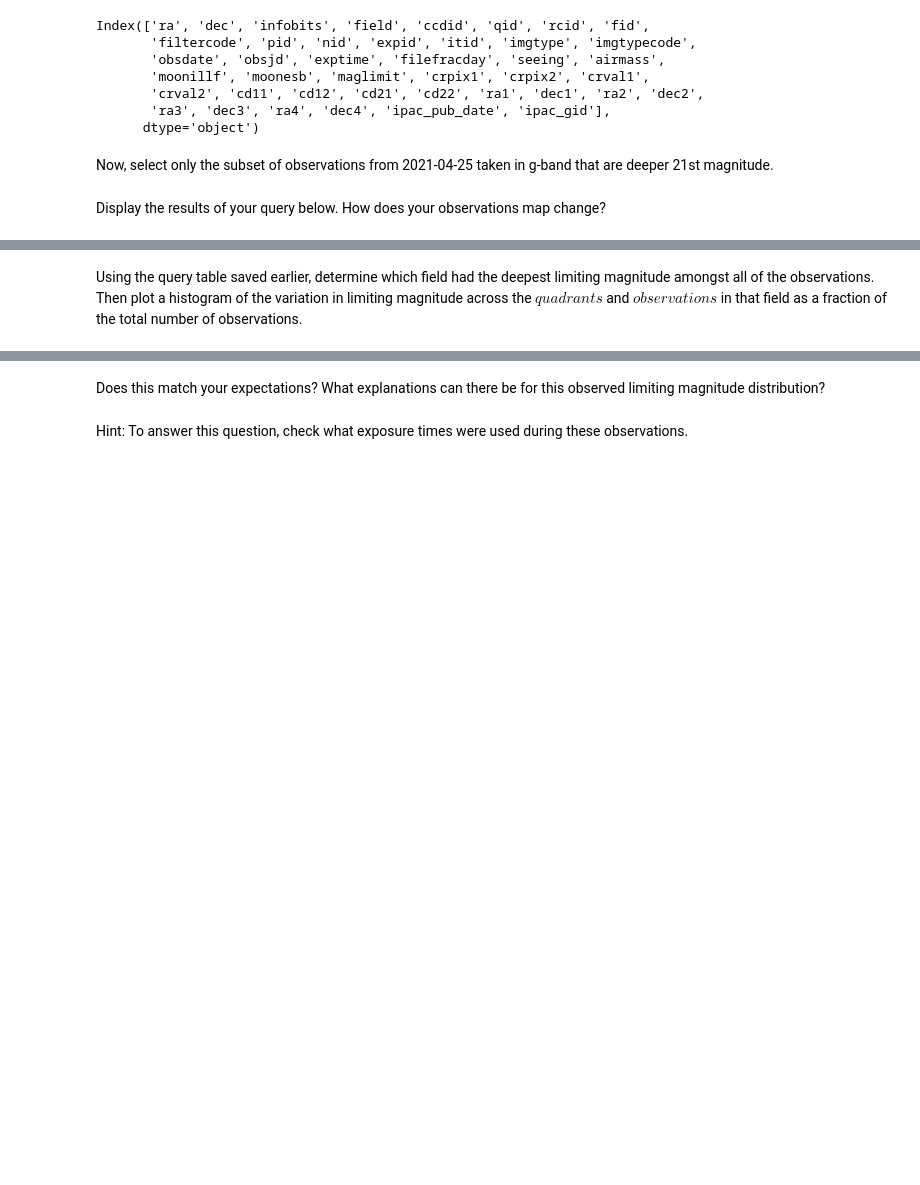
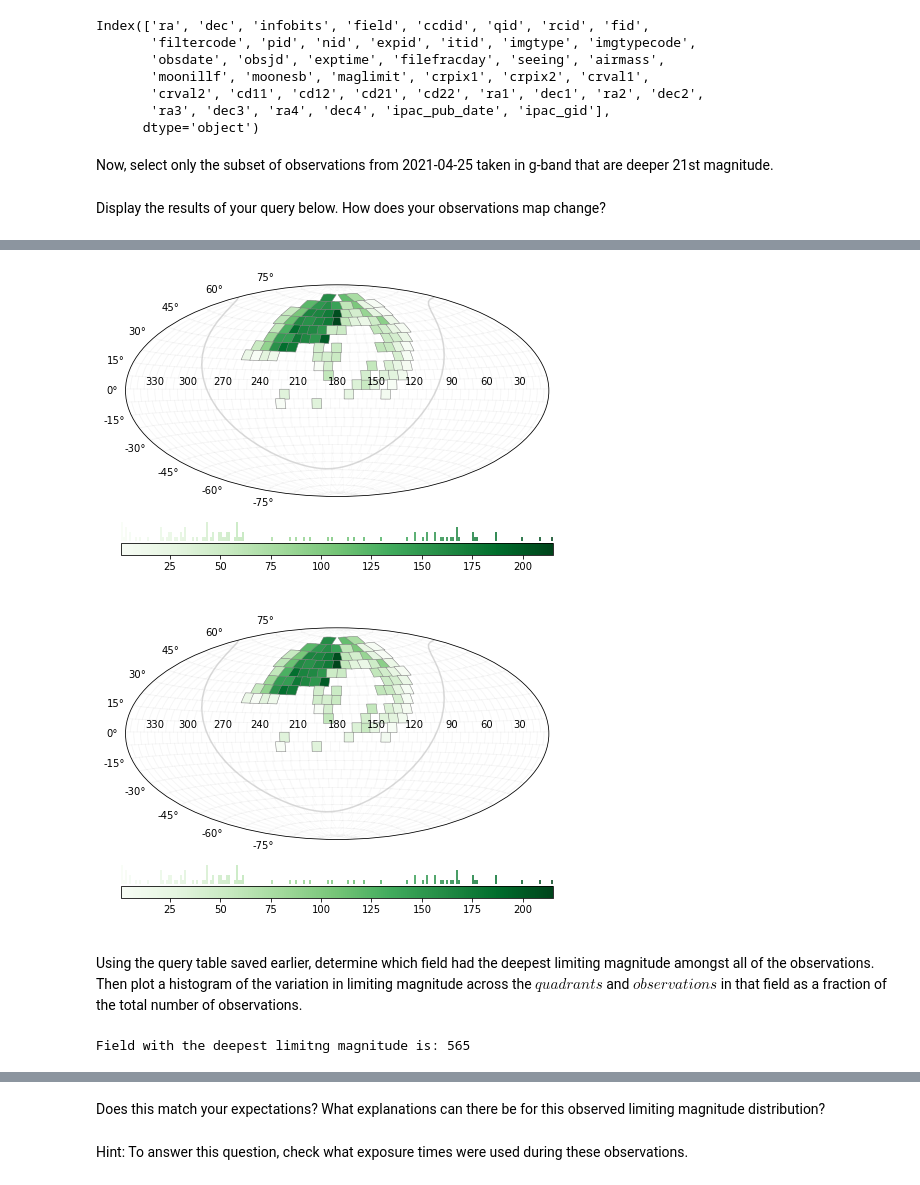
Before and after one commit to ZTF-Summer-School/ztf_summer_school_2022, a Jupyter notebook: lectures/01/lecture01.ipynb, the cells around one changed output, grey strips where cells are left out. Saved outputs shown, nothing was run; the diff lists cells and outputs as text; code cells hidden in the pictures; blank space fills up the shorter version.

```diff
--- a/lectures/01/lecture01.ipynb
+++ b/lectures/01/lecture01.ipynb
@@ -202,2 +207,5 @@ Now, select only the subset of observations from 2021-04-25 taken in g-band that
+# %%
+#should be another query, so don't use masks like above (silly me)
+zquery.load_metadata(sql_query=f"seeing<2 and obsjd BETWEEN {jdstart} AND {jdend} and filtercode='zg' and maglimit>=21")
 # %% [markdown]
 Display the results of your query below. How does your observations map change?
@@ -205,0 +212,5 @@ zquery.show_gri_fields(title='deep g-band observations')
+# %%
+qt_trim = zquery.metatable
+zquery.show_gri_fields(title="Observations taken on 2019-04-25, filter = zg, maglimit >= 21", grid="main")
+#much less coverage than before
+# %% [output]
@@ -206,2 +218,4 @@ zquery.show_gri_fields(title='deep g-band observations')
+[figure, added]
+[figure, added]
 # %% [markdown]
 Using the query table saved earlier, determine which field had the deepest limiting magnitude amongst all of the observations. Then plot a histogram of the variation in limiting magnitude across the $\textit{quadrants}$ and $\textit{observations}$ in that field as a fraction of the total number of observations.
@@ -211,0 +222,7 @@ Using the query table saved earlier, determine which field had the deepest limit
+# %%
+# YOUR CODE HERE
+maxlimitvalue = query_table["maglimit"].max()
+maxlimitfield = query_table["field"][query_table["maglimit"]==maxlimitvalue]
+print(f"Field with the deepest limitng magnitude is: {maxlimitfield.values[0]}")
+# %% [output]
+Field with the deepest limitng magnitude is: 565
```
Also changed, not shown: parts of 15 cells of this notebook.
